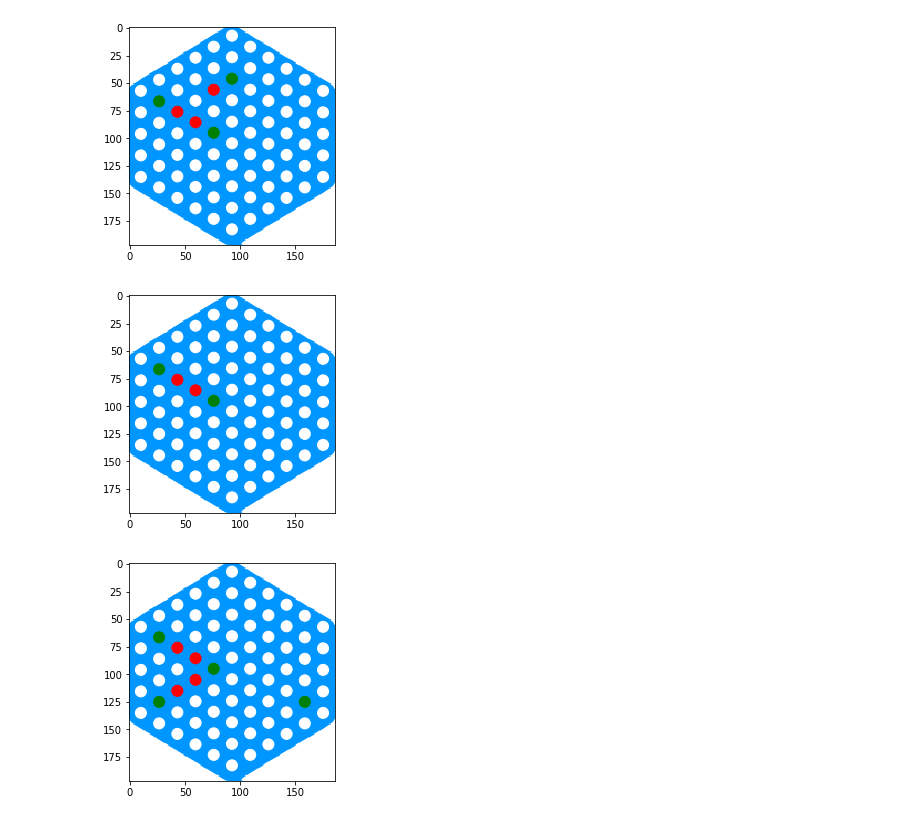
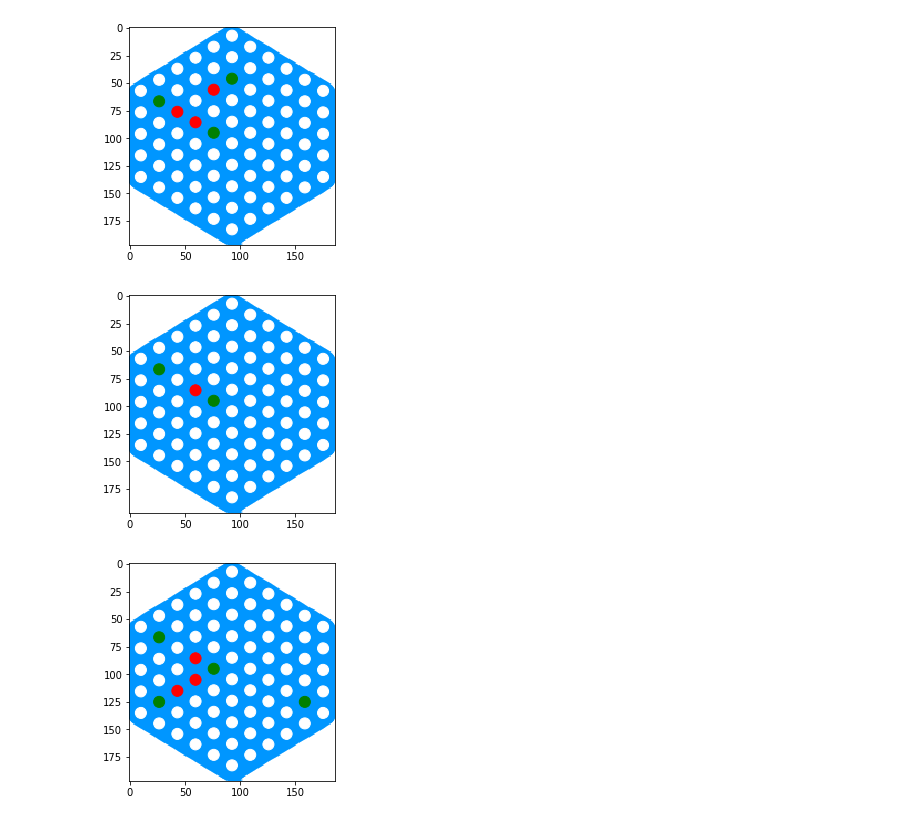
Before and after one commit to ricardoaraujo/boku-engine, a Jupyter notebook: boku server.ipynb, the cells around one changed output. Saved outputs shown, nothing was run; the diff lists cells and outputs as text; code cells hidden in the pictures.

```diff
--- a/boku server.ipynb
+++ b/boku server.ipynb
@@ -353,15 +353,16 @@ print_board(game.board)
 # %%
 # Single Sandwich
 game = Game()
 game.init_board()
 game.make_move(1,4,4)
 game.make_move(2,2,2)
 game.make_move(1,3,3)
 game.make_move(2,5,5)
 # Jogador 2 fez um sanduíche e deve remover uma das duas peças do adversário
+game.make_move(2,3,3) # Remove (3,3)
 print_board(game.board)
 # %% [output]
-[figure, old version]
+[figure, new version]
 # %%
 # Double Sandwich
 game = Game()
@@ -375,6 +376,7 @@ game.make_move(2,2,5)
 game.make_move(1,3,5)
 game.make_move(2,5,5)
 # Jogador 2 pode fez um sanduiche duplo e deve escolher uma das quatro peças do jogador 1
+game.make_move(2,3,3) # Remove (3,3)
 print_board(game.board)
 # %% [output]
-[figure, old version]
+[figure, new version]
```
Also changed, not shown: parts of 1 cell of this notebook.
